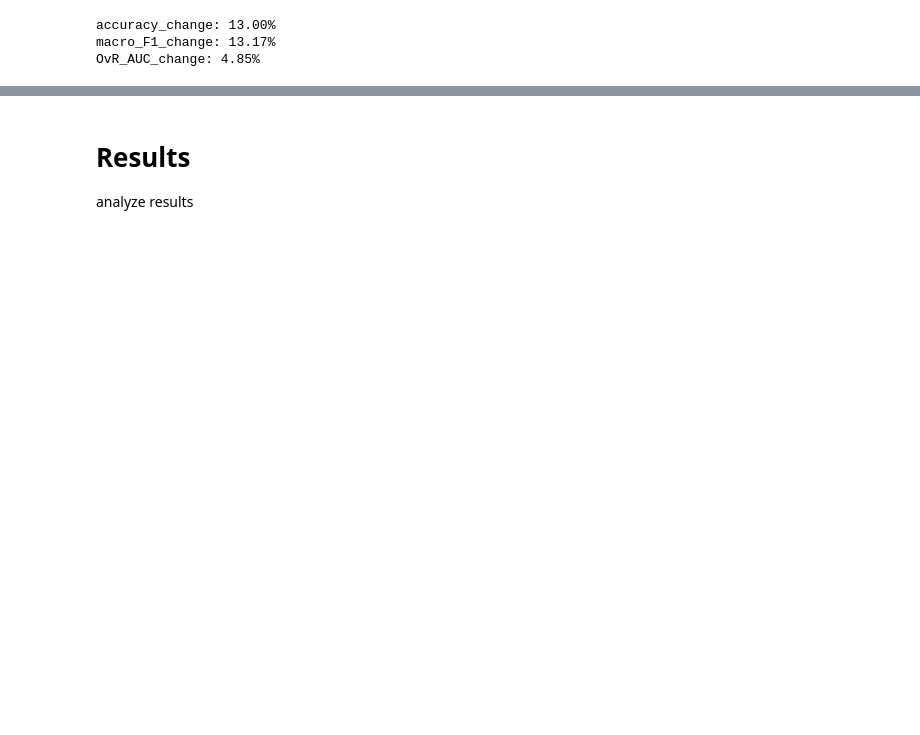
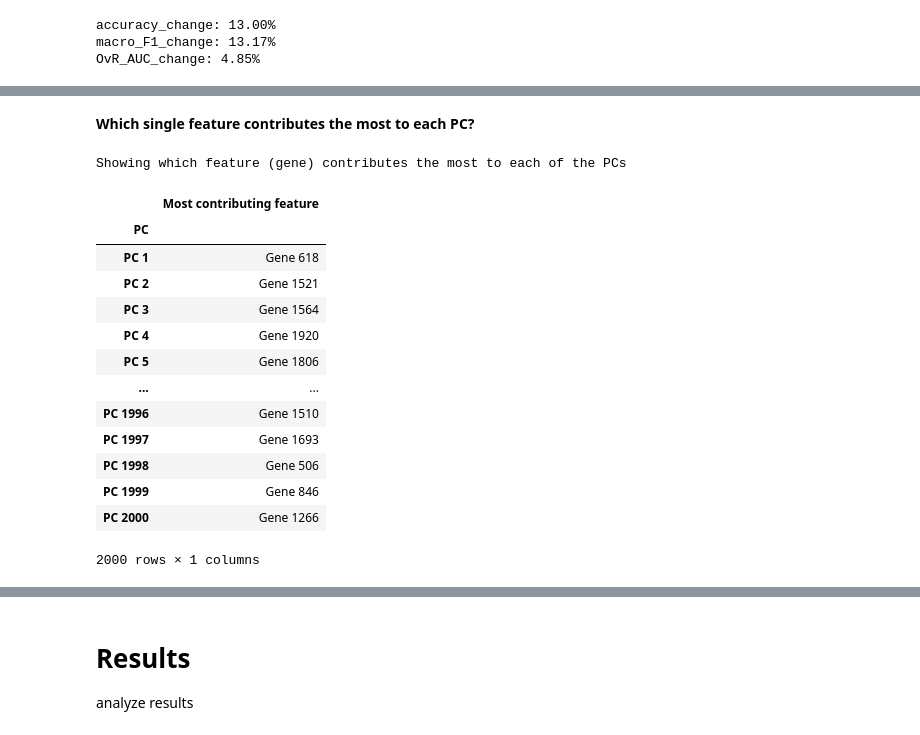
Before and after one commit to Larsdegroot/ML_bio_assignment, a Jupyter notebook: Project-regression.ipynb, the cells around one changed output, grey strips where cells are left out. Cells and saved outputs as stored; diff of their text form; code cells hidden in the pictures; blank space fills up the shorter version.

```diff
--- a/Project-regression.ipynb
+++ b/Project-regression.ipynb
@@ -394,0 +428,30 @@ OvR_AUC_change: 4.85%
+# %% [markdown]
+**Which single feature contributes the most to each PC?**
+# %%
+pca_components = np.abs(pca.components_)
+
+pca_feature_per_pc_df = pd.DataFrame(
+    {"PC": [f"PC {i+1}" for i in range(pca_components.shape[0])],
+     "Most contributing feature": [X_downSampled.columns[i] for i in np.argmax(pca_components, axis=1)]}
+)
+
+pca_feature_per_pc_df  = pca_feature_per_pc_df.set_index("PC")
+
+print("Showing which feature (gene) contributes the most to each of the PCs")
+display(pca_feature_per_pc_df)
+# %% [output]
+Showing which feature (gene) contributes the most to each of the PCs
+|  | Most contributing feature |
+| PC |  |
+| PC 1 | Gene 618 |
+| PC 2 | Gene 1521 |
+| PC 3 | Gene 1564 |
+| PC 4 | Gene 1920 |
+| PC 5 | Gene 1806 |
+| ... | ... |
+| PC 1996 | Gene 1510 |
+| PC 1997 | Gene 1693 |
+| PC 1998 | Gene 506 |
+| PC 1999 | Gene 846 |
+| PC 2000 | Gene 1266 |
+2000 rows × 1 columns
```
Also changed, not shown: parts of 30 cells of this notebook.
